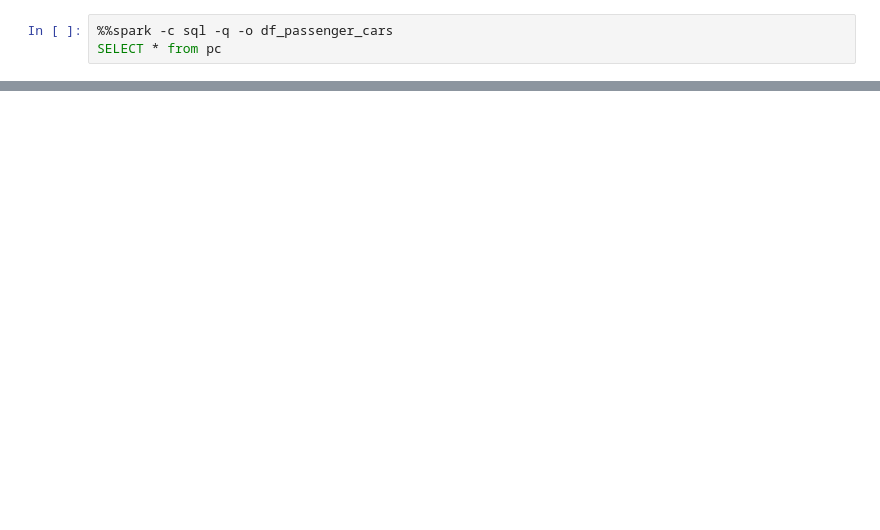
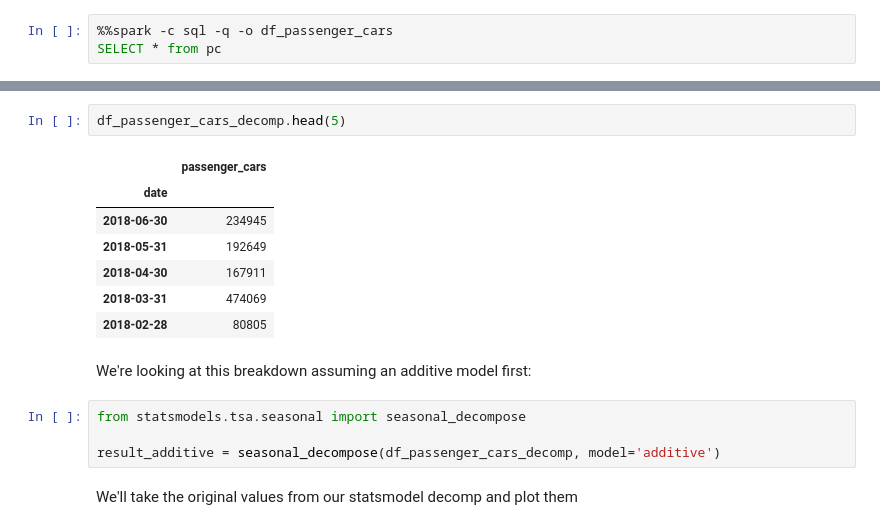
Before and after one commit to churtado/ai, a Jupyter notebook: churtado/smmt/SMMT.ipynb, the cells around one changed output, grey strips where cells are left out. Drawn from its saved outputs; the diff is of its cells as text; blank space fills up the shorter version.

```diff
--- a/churtado/smmt/SMMT.ipynb
+++ b/churtado/smmt/SMMT.ipynb
@@ -80,0 +100,18 @@ We're going to try and do a linear regression on this
+# %%
+df_passenger_cars_decomp.head(5)
+# %% [output]
+|  | passenger_cars |
+| date |  |
+| 2018-06-30 | 234945 |
+| 2018-05-31 | 192649 |
+| 2018-04-30 | 167911 |
+| 2018-03-31 | 474069 |
+| 2018-02-28 | 80805 |
+# %% [markdown]
+We're looking at this breakdown assuming an additive model first:
+# %%
+from statsmodels.tsa.seasonal import seasonal_decompose
+
+result_additive = seasonal_decompose(df_passenger_cars_decomp, model='additive')
+# %% [markdown]
+We'll take the original values from our statsmodel decomp and plot them
```
Also changed, not shown: parts of 61 cells of this notebook, 2 other files.
